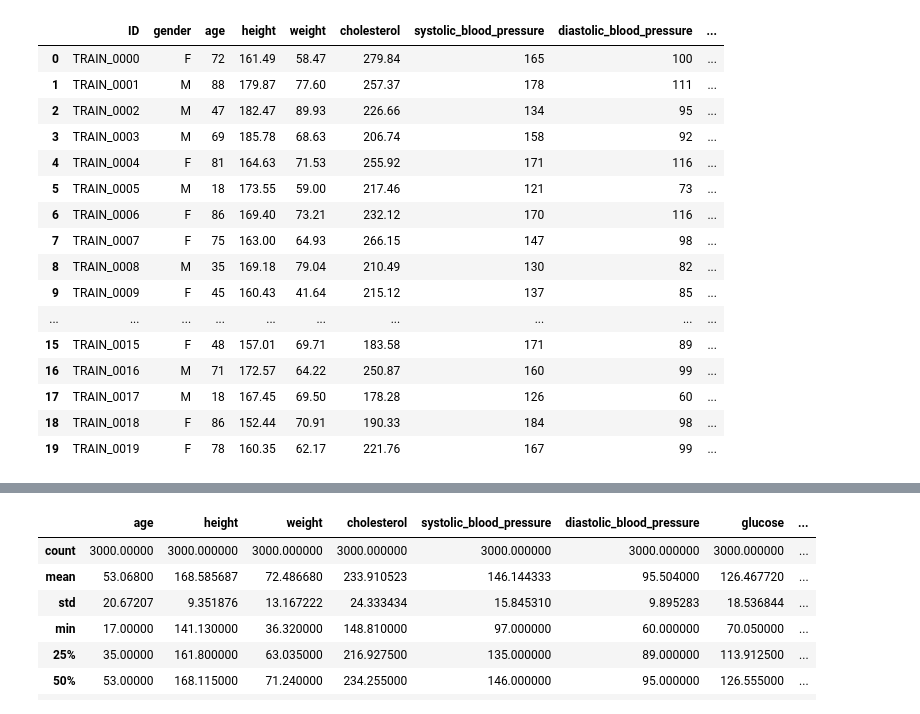
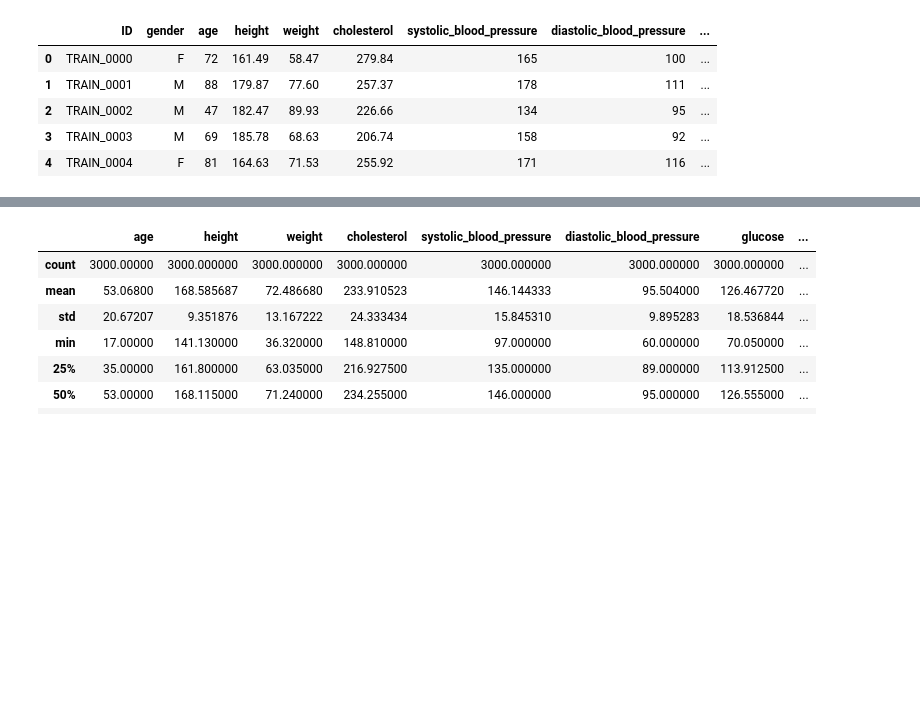
Before and after one commit to moonhimchan/data_analyst_project, a Jupyter notebook: dacon/데이콘 Basic 스트레스 지수 예측/submit/submit01.ipynb, the cells around one changed output, grey strips where cells are left out. Saved outputs shown, nothing was run; the diff lists cells and outputs as text; code cells hidden in the pictures; blank space fills up the shorter version.

```diff
--- a/dacon/데이콘 Basic 스트레스 지수 예측/submit/submit01.ipynb
+++ b/dacon/데이콘 Basic 스트레스 지수 예측/submit/submit01.ipynb
@@ -7,25 +7,14 @@ import seaborn as sns
 train = pd.read_csv("../data/train.csv")
 test = pd.read_csv("../data/test.csv")
 # %%
-train.head(20)
+train.head()
 # %% [output]
 |  | ID | gender | age | height | weight | cholesterol | systolic_blood_pressure | diastolic_blood_pressure | ... |
 | 0 | TRAIN_0000 | F | 72 | 161.49 | 58.47 | 279.84 | 165 | 100 | ... |
 | 1 | TRAIN_0001 | M | 88 | 179.87 | 77.60 | 257.37 | 178 | 111 | ... |
 | 2 | TRAIN_0002 | M | 47 | 182.47 | 89.93 | 226.66 | 134 | 95 | ... |
 | 3 | TRAIN_0003 | M | 69 | 185.78 | 68.63 | 206.74 | 158 | 92 | ... |
 | 4 | TRAIN_0004 | F | 81 | 164.63 | 71.53 | 255.92 | 171 | 116 | ... |
-| 5 | TRAIN_0005 | M | 18 | 173.55 | 59.00 | 217.46 | 121 | 73 | ... |
-| 6 | TRAIN_0006 | F | 86 | 169.40 | 73.21 | 232.12 | 170 | 116 | ... |
-| 7 | TRAIN_0007 | F | 75 | 163.00 | 64.93 | 266.15 | 147 | 98 | ... |
-| 8 | TRAIN_0008 | M | 35 | 169.18 | 79.04 | 210.49 | 130 | 82 | ... |
-| 9 | TRAIN_0009 | F | 45 | 160.43 | 41.64 | 215.12 | 137 | 85 | ... |
-| ... | ... | ... | ... | ... | ... | ... | ... | ... | ... |
-| 15 | TRAIN_0015 | F | 48 | 157.01 | 69.71 | 183.58 | 171 | 89 | ... |
-| 16 | TRAIN_0016 | M | 71 | 172.57 | 64.22 | 250.87 | 160 | 99 | ... |
-| 17 | TRAIN_0017 | M | 18 | 167.45 | 69.50 | 178.28 | 126 | 60 | ... |
-| 18 | TRAIN_0018 | F | 86 | 152.44 | 70.91 | 190.33 | 184 | 98 | ... |
-| 19 | TRAIN_0019 | F | 78 | 160.35 | 62.17 | 221.76 | 167 | 99 | ... |
 # %%
 train.info()
 # %% [output]
```
Also changed, not shown: parts of 12 cells of this notebook, 7 other files.
